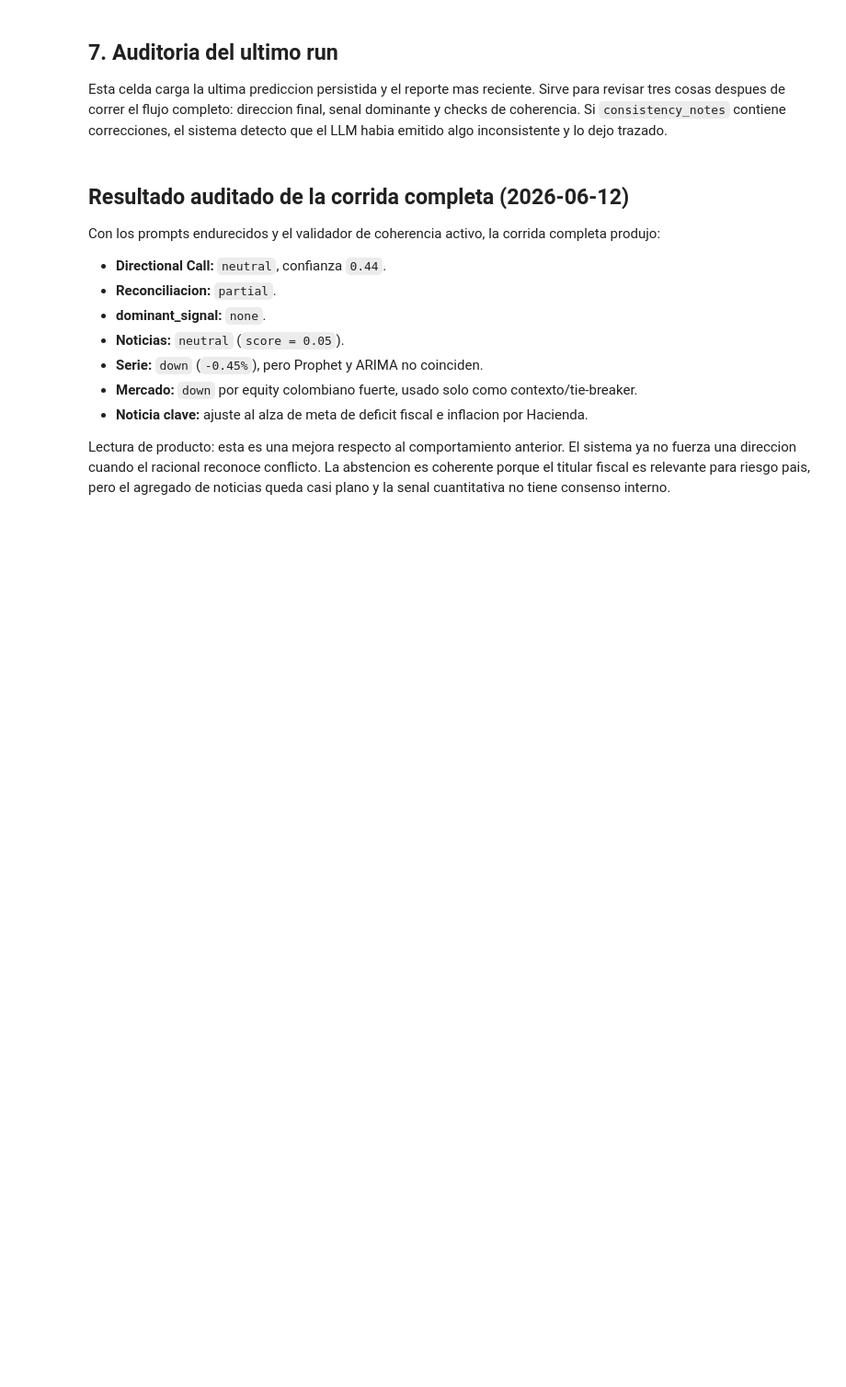
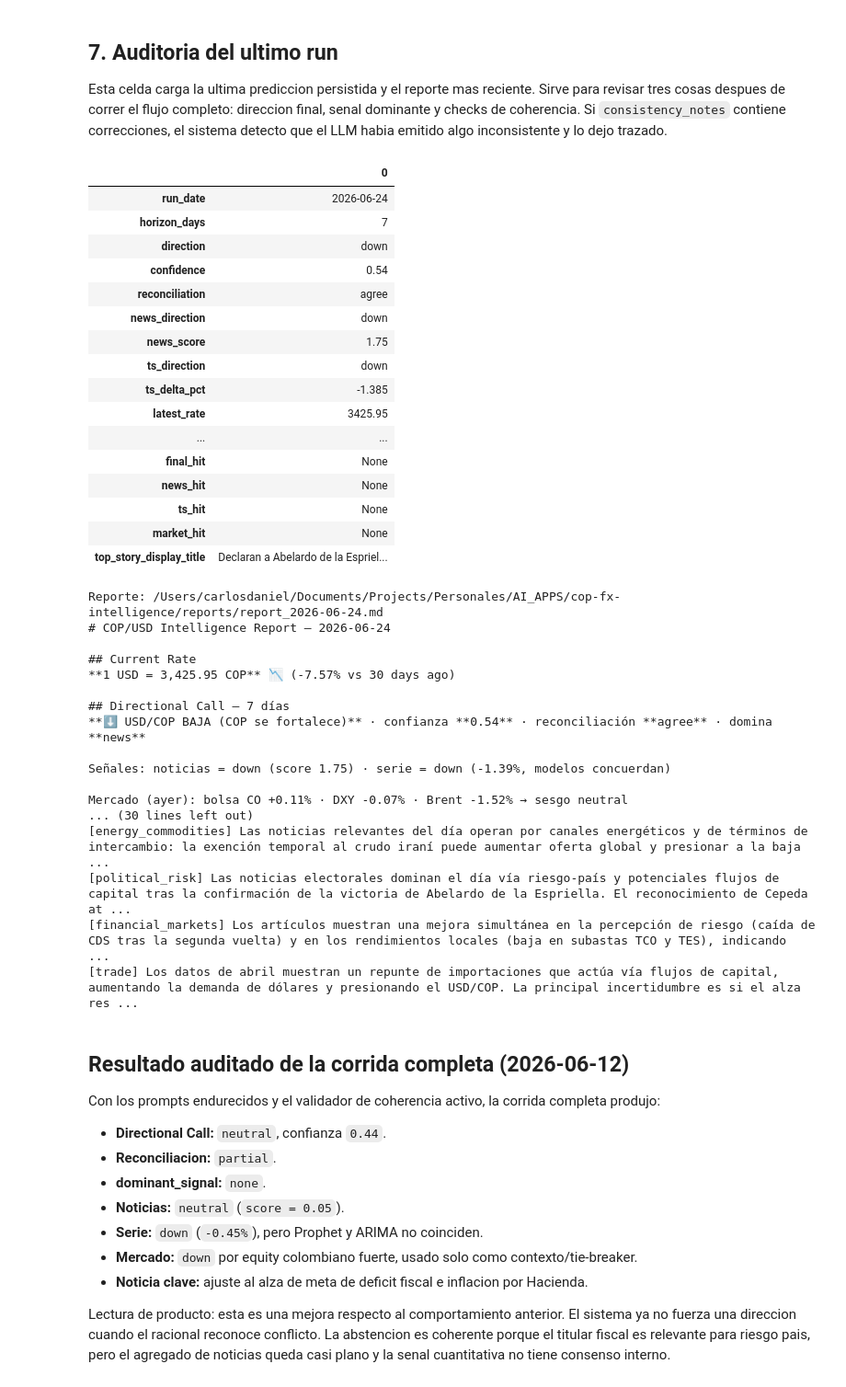
Before and after one commit to carlosjimenez88M/cop-fx-intelligence, a Jupyter notebook: notebooks/03_producto_end_to_end.ipynb, the cells around one changed output. Shown at 92% size. Cells and saved outputs as stored; diff of their text form; code cells hidden in the pictures; blank space fills up the shorter version.

```diff
--- a/notebooks/03_producto_end_to_end.ipynb
+++ b/notebooks/03_producto_end_to_end.ipynb
@@ -376,28 +611,62 @@ Esta celda carga la ultima prediccion persistida y el reporte mas reciente. Sirv
 # %%
 from pathlib import Path
 import sqlite3
 import pandas as pd
 
 from cop_fx.paths import DATA_DIR, REPORTS_DIR
 
 pred_db = DATA_DIR / "predictions.db"
 if pred_db.exists():
     with sqlite3.connect(pred_db) as conn:
         latest = pd.read_sql(
             "SELECT * FROM predictions ORDER BY run_date DESC LIMIT 1", conn
         )
     display(latest.T)
 else:
     print("Sin predictions.db todavia. Corre: uv run cop-fx run")
 
 reports = sorted(REPORTS_DIR.glob("report_*.md"))
 if reports:
     report = reports[-1]
     print(f"Reporte: {report}")
-    print("
-".join(report.read_text(encoding="utf-8").splitlines()[:45]))
+    print("\n".join(report.read_text(encoding="utf-8").splitlines()[:45]))
 else:
     print("Sin reportes todavia.")
+# %% [output]
+|  | 0 |
+| run_date | 2026-06-24 |
+| horizon_days | 7 |
+| direction | down |
+| confidence | 0.54 |
+| reconciliation | agree |
+| news_direction | down |
+| news_score | 1.75 |
+| ts_direction | down |
+| ts_delta_pct | -1.385 |
+| latest_rate | 3425.95 |
+| ... | ... |
+| final_hit | None |
+| news_hit | None |
+| ts_hit | None |
+| market_hit | None |
+| top_story_display_title | Declaran a Abelardo de la Espriel... |
+Reporte: /Users/carlosdaniel/Documents/Projects/Personales/AI_APPS/cop-fx-intelligence/reports/report_2026-06-24.md
+# COP/USD Intelligence Report — 2026-06-24
+
+## Current Rate
+**1 USD = 3,425.95 COP** 📉 (-7.57% vs 30 days ago)
+
+## Directional Call — 7 días
+**⬇️ USD/COP BAJA (COP se fortalece)** · confianza **0.54** · reconciliación **agree** · domina **news**
+
+Señales: noticias = down (score 1.75) · serie = down (-1.39%, modelos concuerdan)
+
+Mercado (ayer): bolsa CO +0.11% · DXY -0.07% · Brent -1.52% → sesgo neutral
+... (30 lines left out)
+[energy_commodities] Las noticias relevantes del día operan por canales energéticos y de términos de intercambio: la exención temporal al crudo iraní puede aumentar oferta global y presionar a la baja ...
+[political_risk] Las noticias electorales dominan el día vía riesgo-país y potenciales flujos de capital tras la confirmación de la victoria de Abelardo de la Espriella. El reconocimiento de Cepeda at ...
+[financial_markets] Los artículos muestran una mejora simultánea en la percepción de riesgo (caída de CDS tras la segunda vuelta) y en los rendimientos locales (baja en subastas TCO y TES), indicando  ...
+[trade] Los datos de abril muestran un repunte de importaciones que actúa vía flujos de capital, aumentando la demanda de dólares y presionando el USD/COP. La principal incertidumbre es si el alza res ...
 # %% [markdown]
 ## Resultado auditado de la corrida completa (2026-06-12)
 
```
Also changed, not shown: parts of 16 cells of this notebook, 48 other files.
